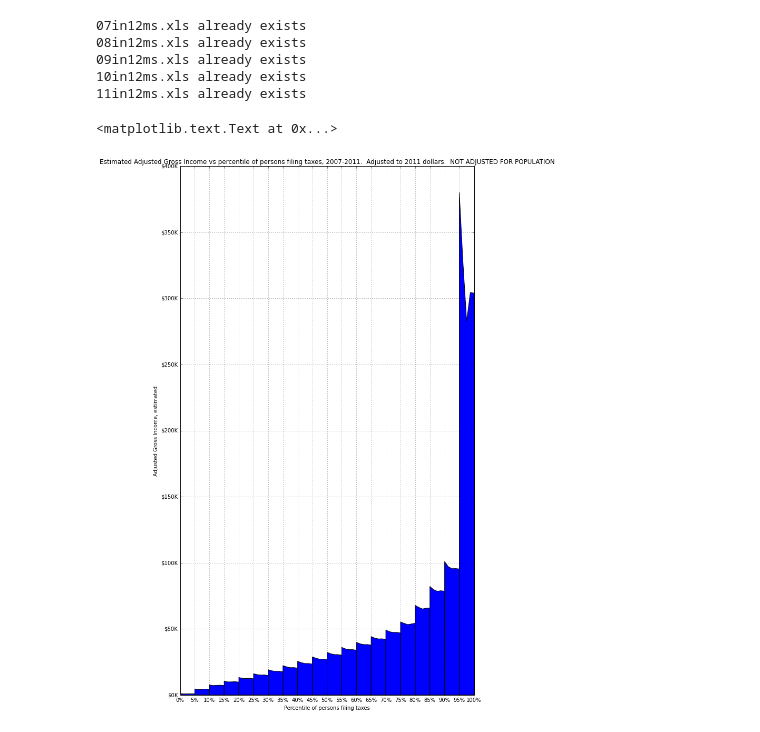
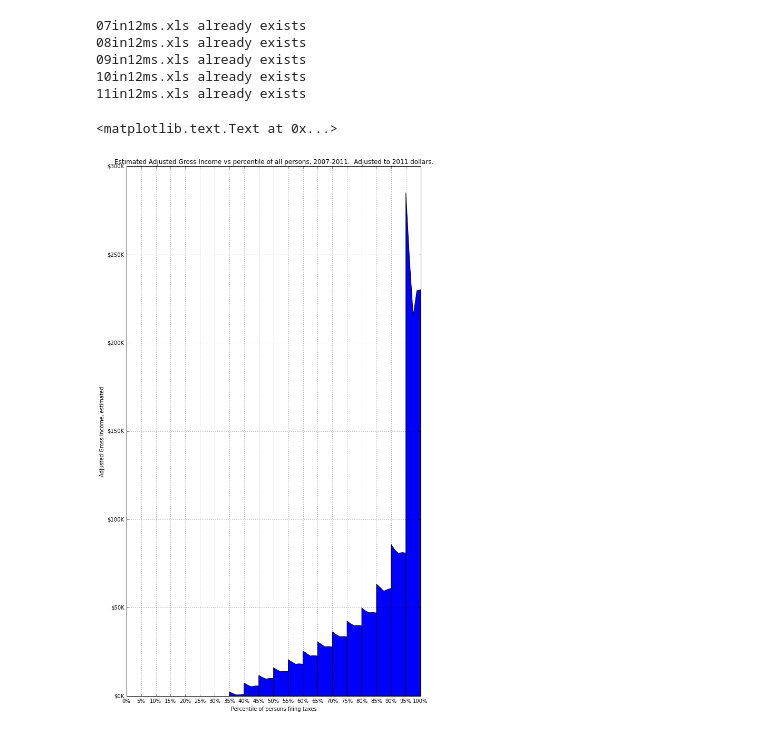
Before and after one commit to CMU-CREATE-Lab/underemployment, a Jupyter notebook: IRS Income Histogram.ipynb, the cells around one changed output. Drawn from its saved outputs; the diff is of its cells as text; code cells hidden in the pictures.

Commit message:
Adjust for total US population

```diff
--- a/IRS Income Histogram.ipynb
+++ b/IRS Income Histogram.ipynb
@@ -177,6 +177,25 @@ dollars_2011 = {
                  2007: 1.0849
                }
 
+# From http://www.census.gov/popest/data/national/totals/2013/index.html
+# and http://www.census.gov/popest/data/state/totals/2009/tables/NST-EST2009-01.csv
+population = {
+               2000: 282171957,
+               2001: 285081556,
+               2002: 287803914,
+               2003: 290326418,
+               2004: 293045739,
+               2005: 295753151,
+               2006: 298593212,
+               2007: 301579895,
+               2008: 304374846,
+               2009: 307006550,
+               2010: 309326295,
+               2011: 311582564,
+               2012: 313873685,
+               2013: 316128839
+             }
+
 def compute_tax_year(year):
     url = report_urls[year]
     local = os.path.basename(url)
@@ -206,6 +225,12 @@ def compute_tax_year(year):
     pop_at_agi_thresholds = append([0], map(pop_vs_agi_all, agi_thresholds))
     agi_thresholds = append([0], agi_thresholds)
 
+    # Adjust for total population by filling in zero income for everyone who didn't file a return
+    population_not_filing = population[year] - pop_at_agi_thresholds[-1]
+
+    pop_at_agi_thresholds = append([0], [pop + population_not_filing for pop in pop_at_agi_thresholds])
+    agi_thresholds = append([0], agi_thresholds)
+
     nbins = 20
     agis = []
     total_pop = pop_at_agi_thresholds[-1]
@@ -238,29 +263,29 @@ agis[2011] = compute_tax_year(2011)
 # %%
 p = subplot()
 p.xaxis.set_major_formatter(FuncFormatter(lambda x, pos: '%d%%' % x))
 p.yaxis.set_major_formatter(FuncFormatter(lambda x, pos: '$%dK' % (x / 1e3) if x < 1e6 else '$%dM' % (x / 1e6)))
 x = []
 y = []
 
 years = sort(agis.keys())
 nyears = len(years)
 npercentiles = len(agis.values()[0])
 
 for percentile in range(0, npercentiles):
     for yi in range(0, nyears):
         x.append((100.0 / npercentiles) * (percentile + float(yi) / (nyears - 1)))
         y.append(agis[years[yi]][percentile])
     x.append(NaN)
     y.append(NaN)
 #p.plot(x, y)
 p.fill_between(x, 0, y)
 p.set_xticks(range(0, 101, 5))
 p.grid()
-title("Estimated Adjusted Gross Income vs percentile of persons filing taxes, 2007-2011.  Adjusted to 2011 dollars.  NOT ADJUSTED FOR POPULATION")
+title("Estimated Adjusted Gross Income vs percentile of all persons, 2007-2011.  Adjusted to 2011 dollars.")
 ylabel('Adjusted Gross Income, estimated')
 xlabel('Percentile of persons filing taxes')
 # %% [output]
 <matplotlib.text.Text at 0x...>
-[figure, old version]
+[figure, new version]
 # %%
 # TODO:
```
Also changed, not shown: parts of 1 cell of this notebook.
